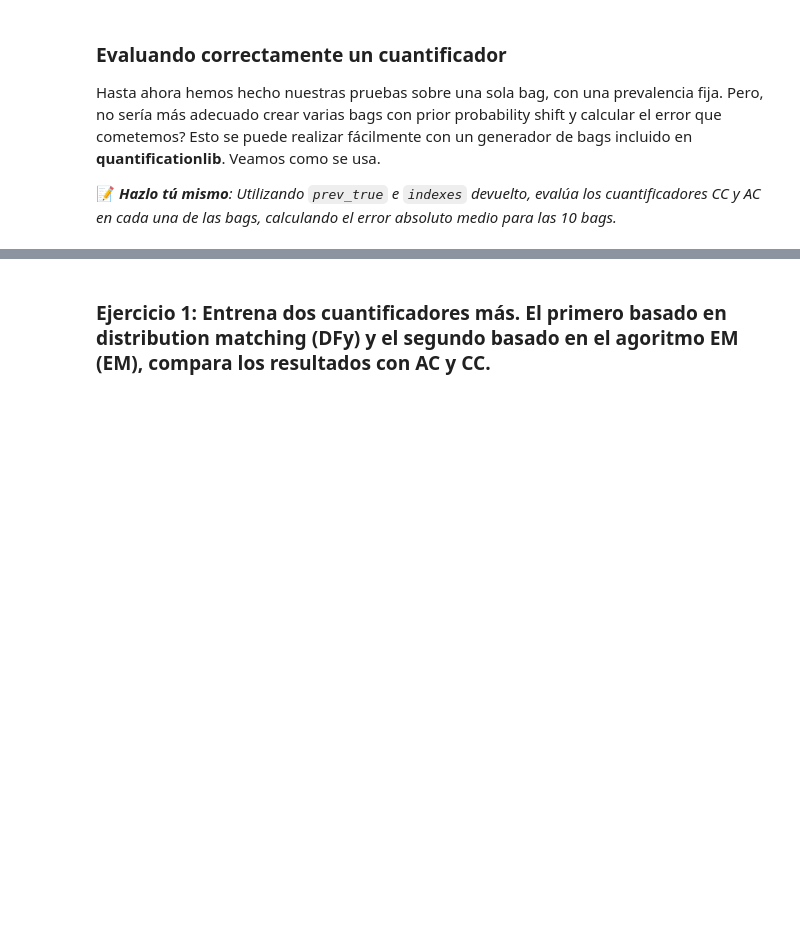
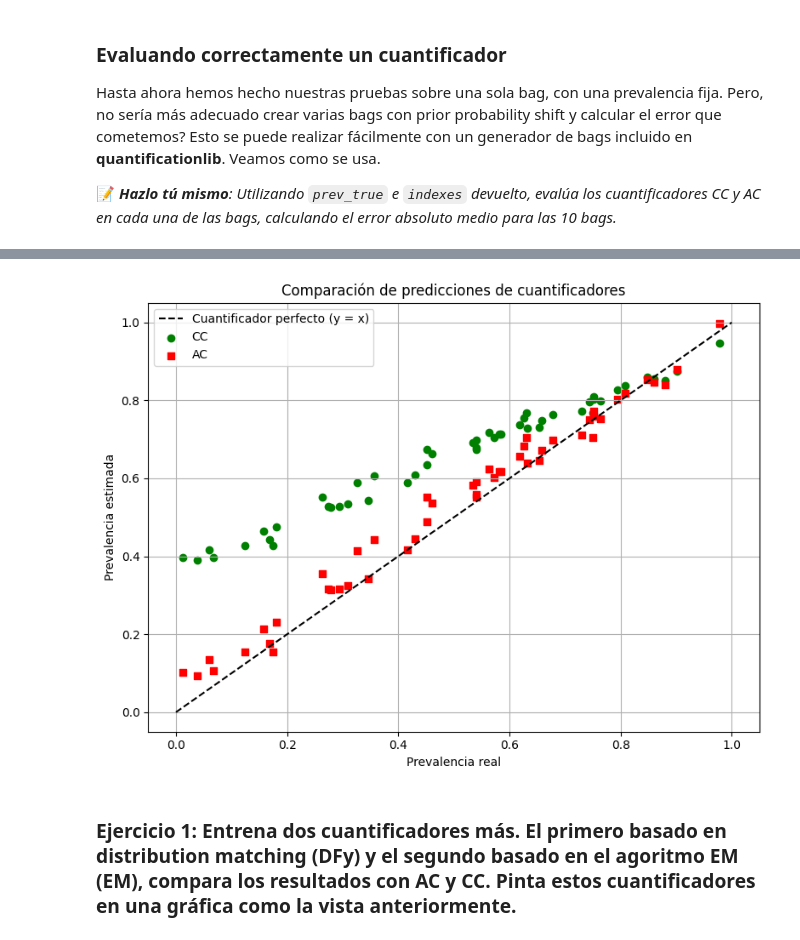
Before and after one commit to pglez82/quantificationlib_lab, a Jupyter notebook: lab/lab_solucion.ipynb, the cells around one changed output, grey strips where cells are left out. Saved outputs shown, nothing was run; the diff lists cells and outputs as text; code cells hidden in the pictures; blank space fills up the shorter version.

```diff
--- a/lab/lab_solucion.ipynb
+++ b/lab/lab_solucion.ipynb
@@ -251,7 +251,7 @@ Hasta ahora hemos hecho nuestras pruebas sobre una sola bag, con una prevalencia
 # %%
 from quantificationlib.bag_generator import PriorShift_BagGenerator
 
-n_bags = 10
+n_bags = 50
 bag_size = 500
 
 bag_generator = PriorShift_BagGenerator(n_bags=n_bags, bag_size=bag_size, min_prevalence=None)
@@ -261,15 +261,17 @@ prev_true, indexes = bag_generator.generate_bags(X_test, y_test)
 
 # Tu código aquí
 # -------------------------------------------------------------------------------------------------
+preds_cc = np.zeros((2,n_bags))
+preds_ac = np.zeros((2,n_bags))
 errores_cc = np.zeros((n_bags))
 errores_ac = np.zeros((n_bags))
 
-for n_bag in range(10):
-   prev_pred_cc = quantifier_cc.predict(X_test[indexes[:, n_bag], :])
-   prev_pred_ac = quantifier_ac.predict(X_test[indexes[:, n_bag], :])
-   errores_cc[n_bag] = mean_absolute_error(prev_true[:,n_bag],prev_pred_cc)
-   errores_ac[n_bag] = mean_absolute_error(prev_true[:,n_bag],prev_pred_ac)
-   print('Prevalencia real=%f, CC=%f (AE=%f), AC=%f (AE=%f)' % (prev_true[1,n_bag],prev_pred_cc[1], errores_cc[n_bag] ,prev_pred_ac[1], errores_ac[n_bag]))
+for n_bag in range(n_bags):
+   preds_cc[:,n_bag] = quantifier_cc.predict(X_test[indexes[:, n_bag], :])
+   preds_ac[:,n_bag] = quantifier_ac.predict(X_test[indexes[:, n_bag], :])
+   errores_cc[n_bag] = mean_absolute_error(prev_true[:,n_bag],preds_cc[:,n_bag])
+   errores_ac[n_bag] = mean_absolute_error(prev_true[:,n_bag],preds_ac[:,n_bag])
+   print('Prevalencia real=%f, CC=%f (AE=%f), AC=%f (AE=%f)' % (prev_true[1,n_bag],preds_cc[1,n_bag], errores_cc[n_bag] ,preds_ac[1,n_bag], errores_ac[n_bag]))
 
 print(f"Error medio CC {np.mean(errores_cc):.4f}")
 print(f"Error medio AC {np.mean(errores_ac):.4f}")
@@ -290,5 +300,25 @@ Error medio AC 0.0373
+# %%
+prev_true = prev_true[1, :]  # Prevalencia real de la clase positiva
+preds_cc = preds_cc[1, :]  # Predicciones del cuantificador CC
+preds_ac = preds_ac[1, :]  # Predicciones del cuantificador AC
+
+plt.figure(figsize=(8, 6))
+plt.plot([0, 1], [0, 1], 'k--', label='Cuantificador perfecto (y = x)')  # línea y=x
+plt.scatter(prev_true, preds_cc, color='green', label='CC', marker='o')
+plt.scatter(prev_true, preds_ac, color='red', label='AC', marker='s')
+
+# Etiquetas y leyenda
+plt.xlabel('Prevalencia real')
+plt.ylabel('Prevalencia estimada')
+plt.title('Comparación de predicciones de cuantificadores')
+plt.legend()
+plt.grid(True)
+plt.tight_layout()
+plt.show()
+# %% [output]
+[figure, added]
 # %% [markdown]
-### Ejercicio 1: Entrena dos cuantificadores más. El primero basado en distribution matching (DFy) y el segundo basado en el agoritmo EM (EM), compara los resultados con AC y CC.
+### Ejercicio 1: Entrena dos cuantificadores más. El primero basado en distribution matching (DFy) y el segundo basado en el agoritmo EM (EM), compara los resultados con AC y CC. Pinta estos cuantificadores en una gráfica como la vista anteriormente.
 # %%
 from quantificationlib.bag_generator import PriorShift_BagGenerator
 from quantificationlib.multiclass.em import EM
```
Also changed, not shown: parts of 11 cells of this notebook, 1 other file.
